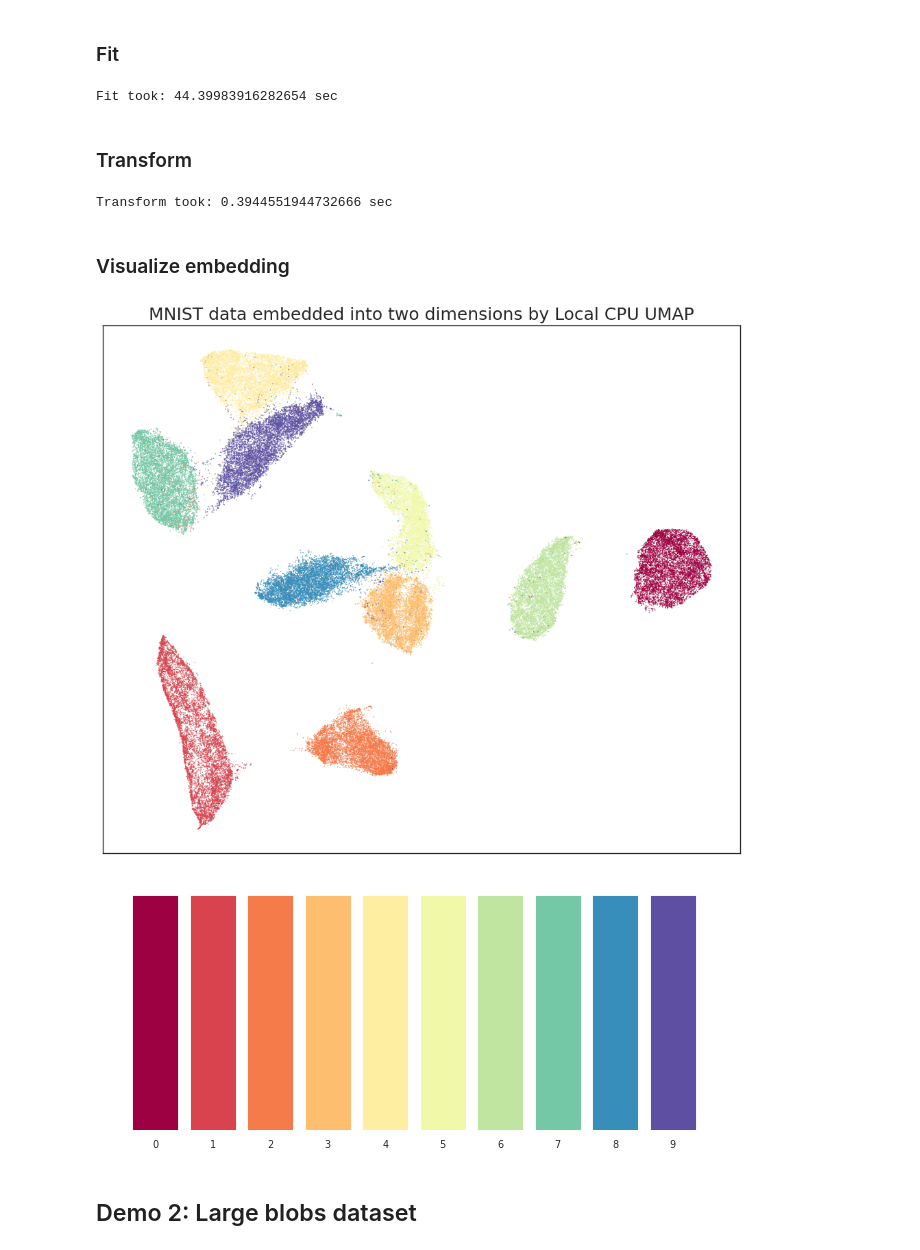
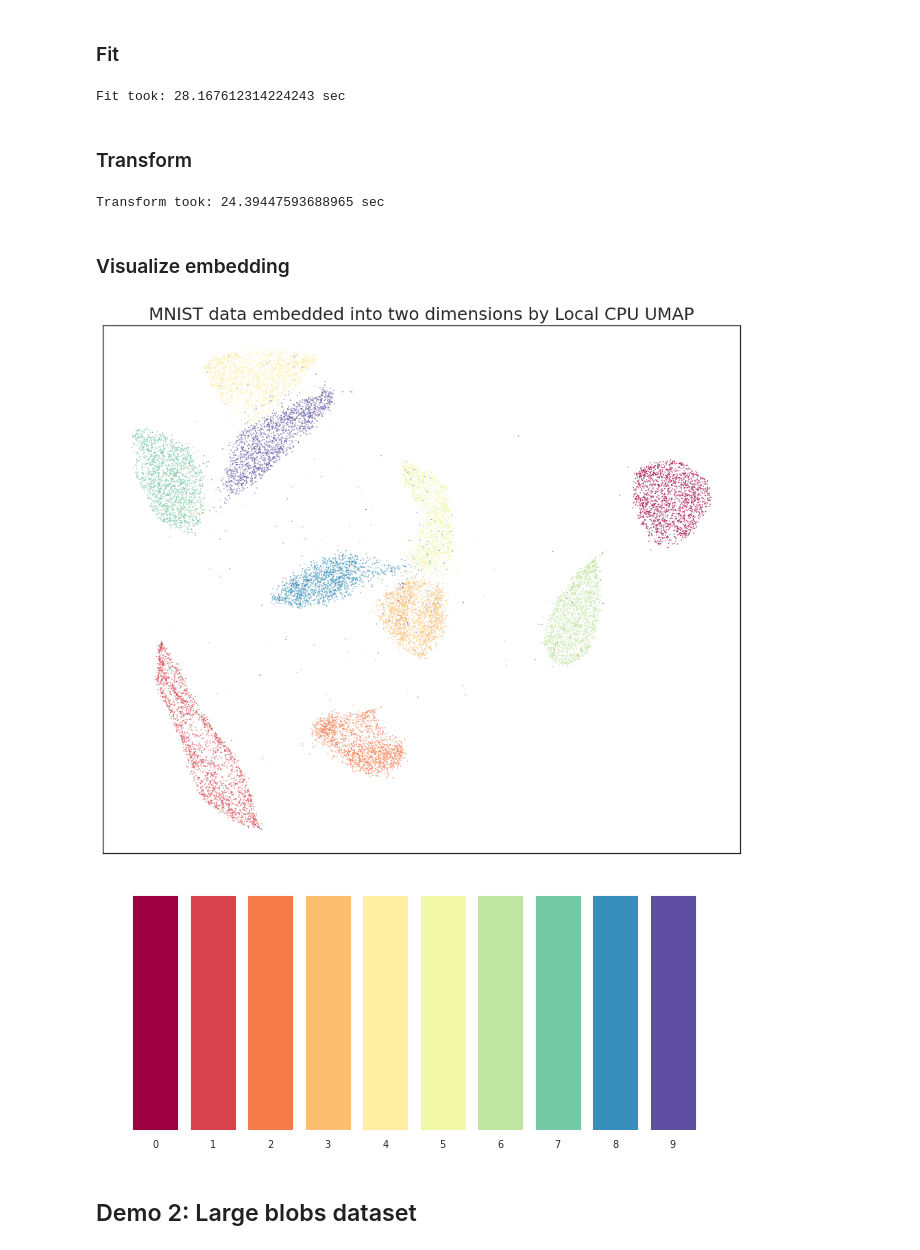
Before and after one commit to NVIDIA/spark-rapids-ml, a Jupyter notebook: notebooks/umap.ipynb, the cells around one changed output. Saved outputs shown, nothing was run; the diff lists cells and outputs as text; code cells hidden in the pictures.

```diff
--- a/notebooks/umap.ipynb
+++ b/notebooks/umap.ipynb
@@ -22,8 +22,10 @@ computation, and will automatically convert inputs to float32 internally).
 """
 
 mnist = fetch_openml("mnist_784", version=1, parser='auto')
-print(mnist.data.shape)
-mnist.data.info(memory_usage='deep')
+data = mnist.data
+labels = mnist.target
+print(data.shape)
+data.info(memory_usage='deep')
 # %% [output]
 (70000, 784)
 <class 'pandas.core.frame.DataFrame'>
@@ -34,3 +38,16 @@ memory usage: 418.7 MB
+# %%
+train_fraction = 0.75
+
+shuffled_indices = np.random.permutation(len(data))
+split_idx = int(train_fraction * len(shuffled_indices))
+train_indices = shuffled_indices[:split_idx]
+test_indices = shuffled_indices[split_idx:]
+
+train_data = data.iloc[train_indices]
+train_labels = labels.iloc[train_indices]
+
+test_data = data.iloc[test_indices]
+test_labels = labels.iloc[test_indices]
 # %% [markdown]
 #### Create Spark Session
 UMAP is a driver-intensive algorithm. Be sure to allocate enough resources for the driver in the Spark config.
@@ -152,40 +177,40 @@ local_umap = local_cpu_umap.UMAP()
 ### Fit
 # %%
 start_time = time.time()
-local_umap.fit(mnist.data)
+local_umap.fit(train_data)
 print(f"Fit took: {time.time() - start_time} sec")
 # %% [output]
-Fit took: 44.39983916282654 sec
+Fit took: 28.167612314224243 sec
 # %% [markdown]
 ### Transform
 # %%
 start_time = time.time()
-embedding = local_umap.transform(mnist.data)
+embedding = local_umap.transform(test_data)
 print(f"Transform took: {time.time() - start_time} sec")
 # %% [output]
-Transform took: 0.3944551944732666 sec
+Transform took: 24.39447593688965 sec
 # %% [markdown]
 ### Visualize embedding
 # %%
 fig, ax = plt.subplots(figsize=(12, 10))
-color = mnist.target.astype(int)
+color = test_labels.astype(int)
 plt.scatter(embedding[:, 0], embedding[:, 1], c=color, cmap="Spectral", s=0.1)
 plt.setp(ax, xticks=[], yticks=[])
 plt.title("MNIST data embedded into two dimensions by Local CPU UMAP", fontsize=18)
 plt.show()
 
 # Plot the digit colors
 cmap = plt.cm.get_cmap("Spectral", 10)
 fig, ax = plt.subplots(1, 1, figsize=(10, 4),
                         dpi=80, facecolor='w', edgecolor='k')
 for sp in ax.spines.values():
     sp.set_visible(False)
 bars = ax.bar(np.arange(10), [1]*10, color=[cmap(i/9) for i in range(10)])
 plt.xticks(np.arange(10), np.arange(10))
 ax.set_yticks([])
 plt.show()
 # %% [output]
-[figure, old version]
+[figure, new version]
 [figure]
 # %% [markdown]
 ## Demo 2: Large blobs dataset
```
Also changed, not shown: parts of 26 cells of this notebook.
